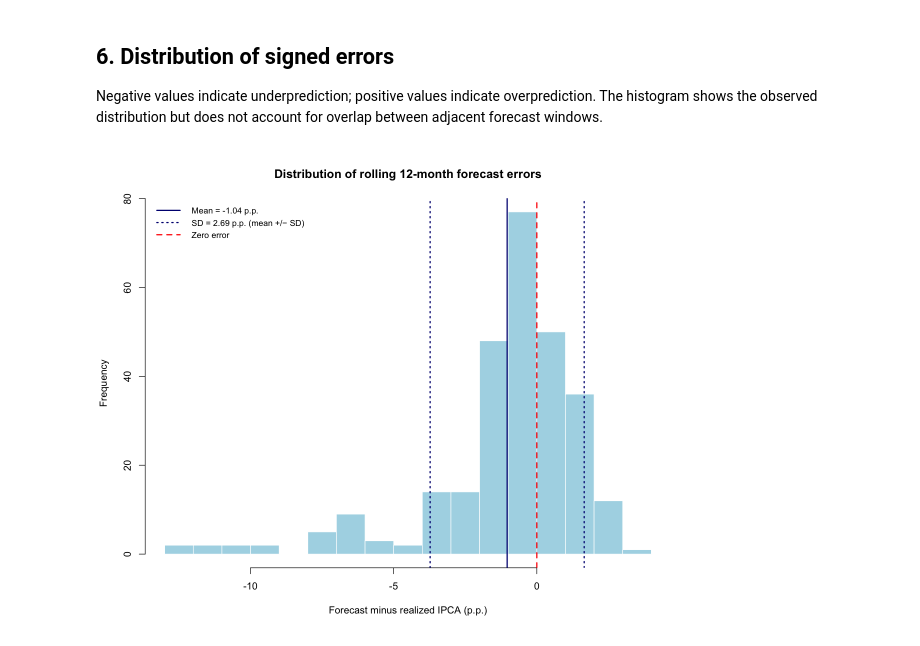
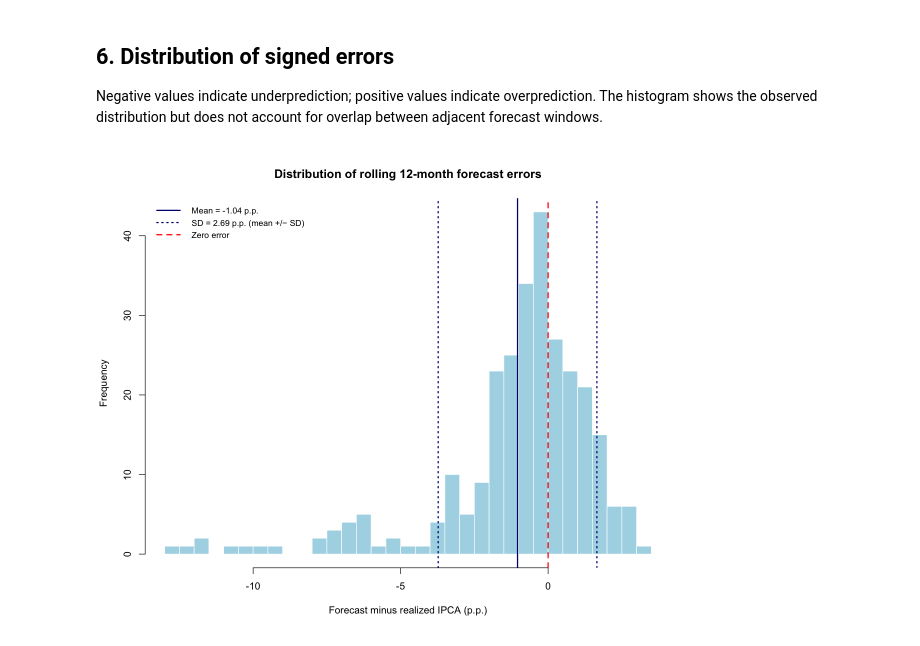
Before and after one commit to danielbandrade/focus-research, a Jupyter notebook: projects/ipca_12_month_forecast_error.ipynb, the cells around one changed output. Drawn from its saved outputs; the diff is of its cells as text; code cells hidden in the pictures.

```diff
--- a/projects/ipca_12_month_forecast_error.ipynb
+++ b/projects/ipca_12_month_forecast_error.ipynb
@@ -162,19 +162,19 @@ Negative values indicate underprediction; positive values indicate overpredictio
 # %%
 mean_error <- mean(focus$error_pp)
 sd_error <- sd(focus$error_pp)
 
 par(bg = 'white')
-hist(focus$error_pp, breaks = 20, col = 'lightblue', border = 'white',
+hist(focus$error_pp, breaks = 25, col = 'lightblue', border = 'white',
      main = 'Distribution of rolling 12-month forecast errors',
      xlab = 'Forecast minus realized IPCA (p.p.)')
 abline(v = 0, col = 'red', lty = 2, lwd = 2)
 abline(v = mean_error, col = 'navy', lwd = 2)
 abline(v = mean_error + c(-sd_error, sd_error), col = 'navy', lty = 3, lwd = 2)
 legend('topleft',
        legend = c(sprintf('Mean = %.2f p.p.', mean_error),
                   sprintf('SD = %.2f p.p. (mean +/− SD)', sd_error),
                   'Zero error'),
        col = c('navy', 'navy', 'red'), lty = c(1, 3, 2), lwd = 2,
        bty = 'n', cex = 0.85)
 # %% [output]
-[figure, old version]
+[figure, new version]
```
Also changed, not shown: parts of 8 cells of this notebook, 22 other files.
